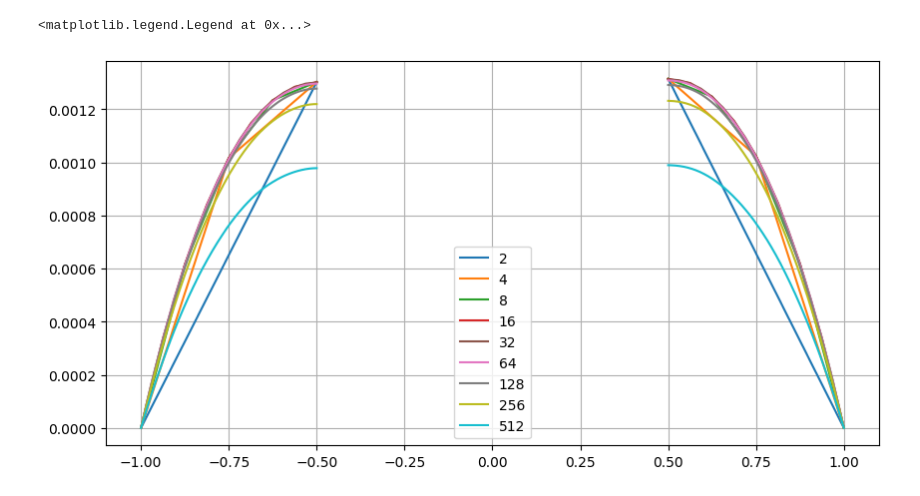
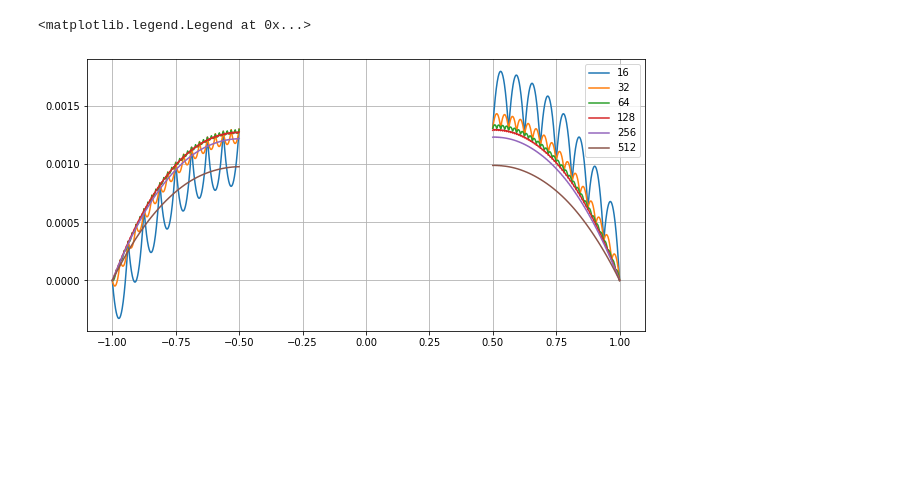
Before and after one commit to KOS-UJ/Spring-Rods-System-Approximation, a Jupyter notebook: experiments/error_estimate.ipynb, the cells around one changed output. Saved outputs shown, nothing was run; the diff lists cells and outputs as text; code cells hidden in the pictures; blank space fills up the shorter version.

Commit message:
compute relative error on finer grid

```diff
--- a/experiments/error_estimate.ipynb
+++ b/experiments/error_estimate.ipynb
@@ -22,7 +22,7 @@ setup = {
 }
 # %%
 ref_quantization = 1024
-quantization_grid = [2, 4, 8, 16, 32, 64, 128, 256, 512]
+quantization_grid = [16, 32, 64, 128, 256, 512]
 # %%
 model = SpringRodsSystemSetup(
     **setup,
@@ -32,37 +32,39 @@ model = SpringRodsSystemSetup(
 solver = SpringRodsSystemSolver(model)
 
 reference_solution = np.concatenate(solver())
-reference_domain = np.concatenate((model.domain[0], model.domain[1]))
+reference_domain = model.domain
+reference_domain_concat = np.concatenate(reference_domain)
 # %%
-cmap = plt.cm.get_cmap('tab10', len(quantization_grid))
+cmap = plt.colormaps['tab10']
 # %%
 fig = plt.gcf()
 fig.set_size_inches(10, 5)
 
 error_norm = []
 
 for idx, quantization in enumerate(tqdm(quantization_grid)):
     model = SpringRodsSystemSetup(
         **setup,
         step_size=1 / quantization
     )
     solver = SpringRodsSystemSolver(model)
     solution = np.concatenate(solver())
 
-    curr_domain = np.concatenate((model.domain[0], model.domain[1]))
-    err = solution - approximate_in_positions(reference_solution, reference_domain, curr_domain)
-    left_rod_err = err[:model.domain[0].size]
-    right_rod_err = err[model.domain[0].size:]
+    # err = solution - approximate_in_positions(reference_solution, reference_domain, curr_domain)
+    solution_refined = approximate_in_positions(solution, np.concatenate(model.domain), reference_domain_concat)
+    err = solution_refined - reference_solution
+    left_rod_err = err[:reference_domain[0].size]
+    right_rod_err = err[reference_domain[0].size:]
 
-    error_norm.append(l2_norm(values=(left_rod_err, right_rod_err), domain=model.domain))
+    error_norm.append(l2_norm(values=(left_rod_err, right_rod_err), domain=reference_domain))
 
-    plt.plot(model.domain[0], left_rod_err, color=cmap(idx), label=f'{quantization_grid[idx]}')
-    plt.plot(model.domain[1], right_rod_err, color=cmap(idx))
+    plt.plot(reference_domain[0], left_rod_err, color=cmap(idx), label=f'{quantization_grid[idx]}')
+    plt.plot(reference_domain[1], right_rod_err, color=cmap(idx))
 
 plt.legend()
 # %% [output]
 <matplotlib.legend.Legend at 0x...>
-[figure, old version]
+[figure, new version]
 # %%
 fig = plt.gcf()
 fig.set_size_inches(8, 5)
```
Also changed, not shown: parts of 1 cell of this notebook.
